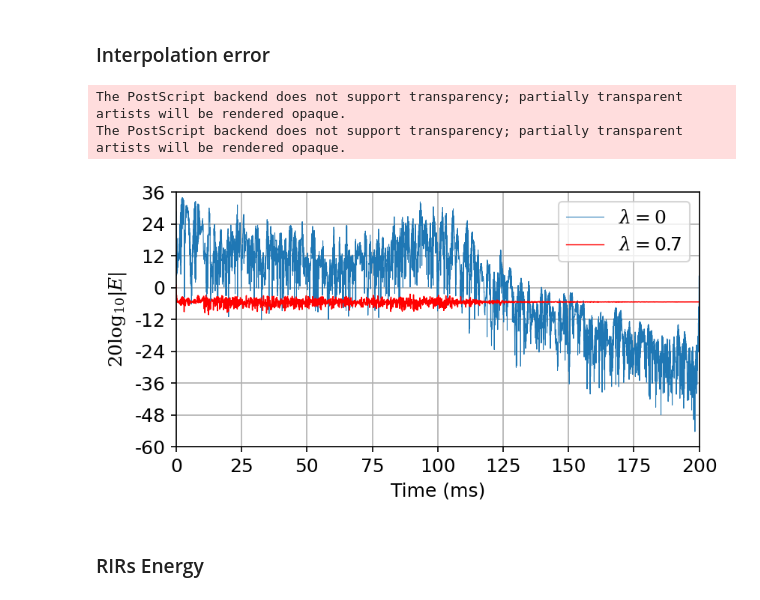
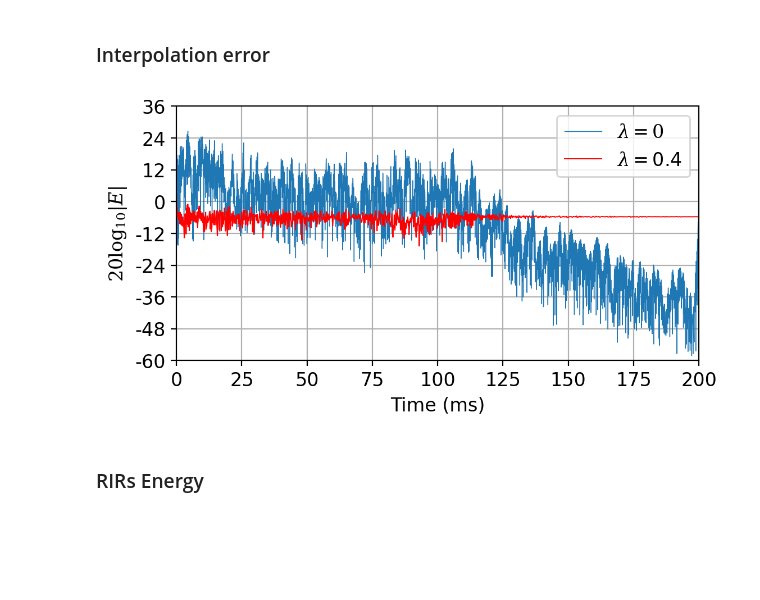
Before and after one commit to AlarconGanoza/sphericalAcoustic, a Jupyter notebook: RIR_interpolation_example.ipynb, the cells around one changed output. Drawn from its saved outputs; the diff is of its cells as text; code cells hidden in the pictures; blank space fills up the shorter version.

```diff
--- a/RIR_interpolation_example.ipynb
+++ b/RIR_interpolation_example.ipynb
@@ -63,7 +66,7 @@ RIR_L16_r8cm_16kHz.mat         RIR_L36_r8cm_16kHz.mat
 # %% [markdown]
 ### Select file and load variables
 # %%
-fileName = 'RIR_L100_r8cm_16kHz.mat'
+fileName = 'RIR_L16_r8cm_16kHz.mat' # Select an avaliable simulation (Copy filename)
 dirFile = fileRIR + fileName
 dataMat = loadmat(dirFile)
 
@@ -114,53 +117,53 @@ plt.ylabel('Amplitude(dB)');
 # %% [markdown]
 # 5. Apply regularized and non-regularized SFT
 # %%
+# SFT regularized
+regLambda1 = 0.4                       # Select a parameter regularization
+filt_Sb = np.zeros((L2,Ns))            # Interpolated regularized data empty array
+filt_globalError = np.zeros(Ns)        # Global error empty array
+
+# Calculate interpolation error in regularized interpolation
+for ii in tqdm(range(Ns)):
+  filt_Sb[:,ii:ii+1] = sac.SFTinterpolation(filt_Sa[:,ii:ii+1],N, x, y, regLambda=regLambda1)
+  filt_globalError[ii] = sac.error(filt_Sb[:,ii:ii+1], filt_Starget[:,ii:ii+1])
+
 # SFT non-regularized
 filt_Sb0 = np.zeros((L2,Ns))        # Interpolated no regularized data empty array
 filt_globalError0 = np.zeros(Ns)    # Global error empty array
 
+# Calculate interpolation error in non-regularized interpolation
 for ii in tqdm(range(Ns)):
   filt_Sb0[:,ii:ii+1] = sac.SFTinterpolation(filt_Sa[:,ii:ii+1],N, x, y, regLambda=0)
   filt_globalError0[ii] = sac.error(filt_Sb0[:,ii:ii+1], filt_Starget[:,ii:ii+1])
-
-# SFT regularized
-regLambda1 = 0.7                       # Lambda value
-filt_Sb = np.zeros((L2,Ns))            # Interpolated regularized data empty array
-filt_globalError = np.zeros(Ns)        # Global error empty array
-
-for ii in tqdm(range(Ns)):
-  filt_Sb[:,ii:ii+1] = sac.SFTinterpolation(filt_Sa[:,ii:ii+1],N, x, y, regLambda=regLambda1)
-  filt_globalError[ii] = sac.error(filt_Sb[:,ii:ii+1], filt_Starget[:,ii:ii+1])
 # %% [markdown]
 #6. Plot interpolation error and RIRs energy
 # %% [markdown]
 ### Interpolation error
 # %%
-fig, ax0 = plt.subplots(1,1, figsize = (6,3),dpi = 150)
+fig, ax0 = plt.subplots(1,1, figsize = (6,3),dpi = 200)
 label0 = '$\lambda = 0 $'
 label1 = '$\lambda = $'+str(regLambda1)
 
 ax0.plot(t,filt_globalError0, label = label0, linewidth = 0.5, c = 'tab:blue',ls='-');
 ax0.plot(t,filt_globalError,label = label1, linewidth = 0.7, c='red');
 #ax0.set_title('Global Error (dB) for different values of $\lambda$')
 
 
 yticksLabel = np.arange(-60,60,12)
 ax0.set_yticks(yticksLabel)
 ax0.set_yticklabels(yticksLabel)
 ax0.set_ylim(-60,36)
 ax0.set_xlim(0,200)
 
 ax0.set_ylabel("$20\log_{10}|E|$")
 ax0.set_xlabel("Time (ms)")
 ax0.legend(loc = 1);
 ax0.grid(True);
 
-fig_name = 'error_L'+str(L) + '.eps'
+fig_name = 'error_L'+str(L) + '.png'
 plt.savefig(fig_name, bbox_inches='tight')
 # %% [output]
-The PostScript backend does not support transparency; partially transparent artists will be rendered opaque.
-The PostScript backend does not support transparency; partially transparent artists will be rendered opaque.
-[figure, old version]
+[figure, new version]
 # %% [markdown]
 ### RIRs Energy
 # %%
```
Also changed, not shown: parts of 3 cells of this notebook.
